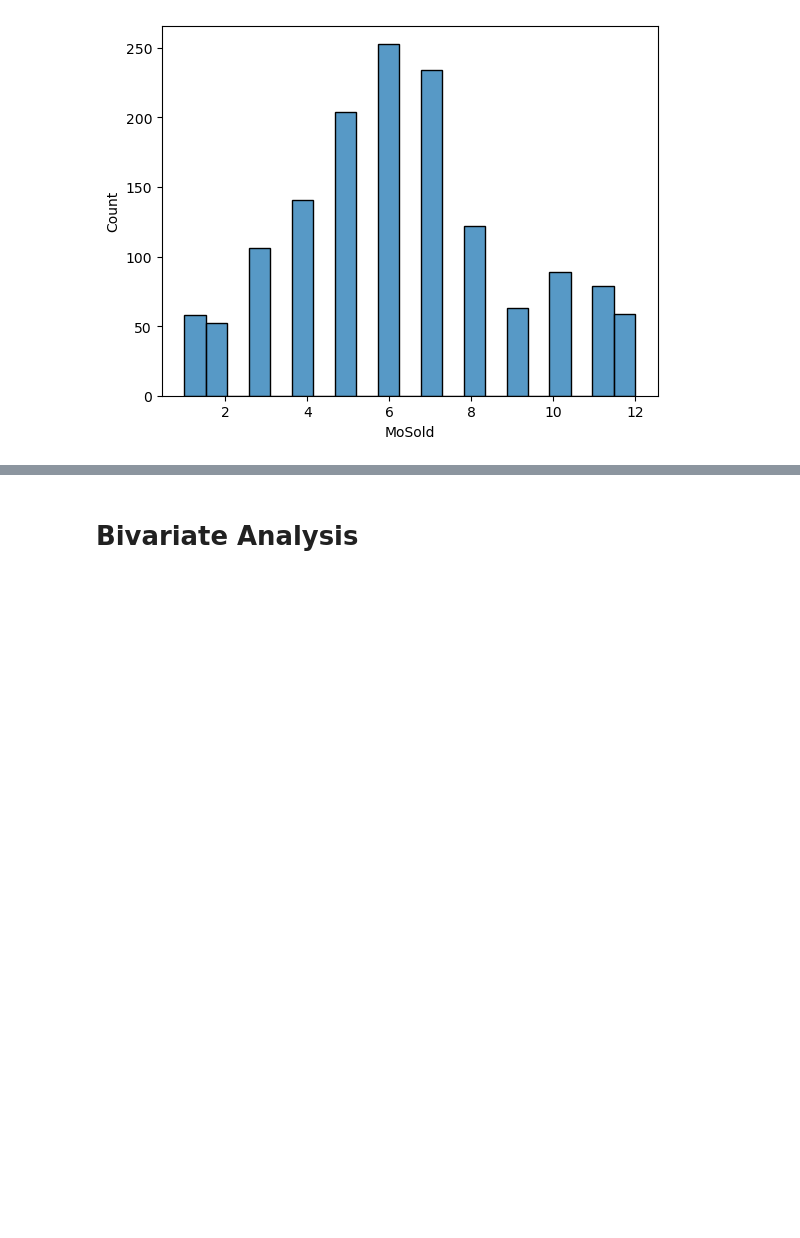
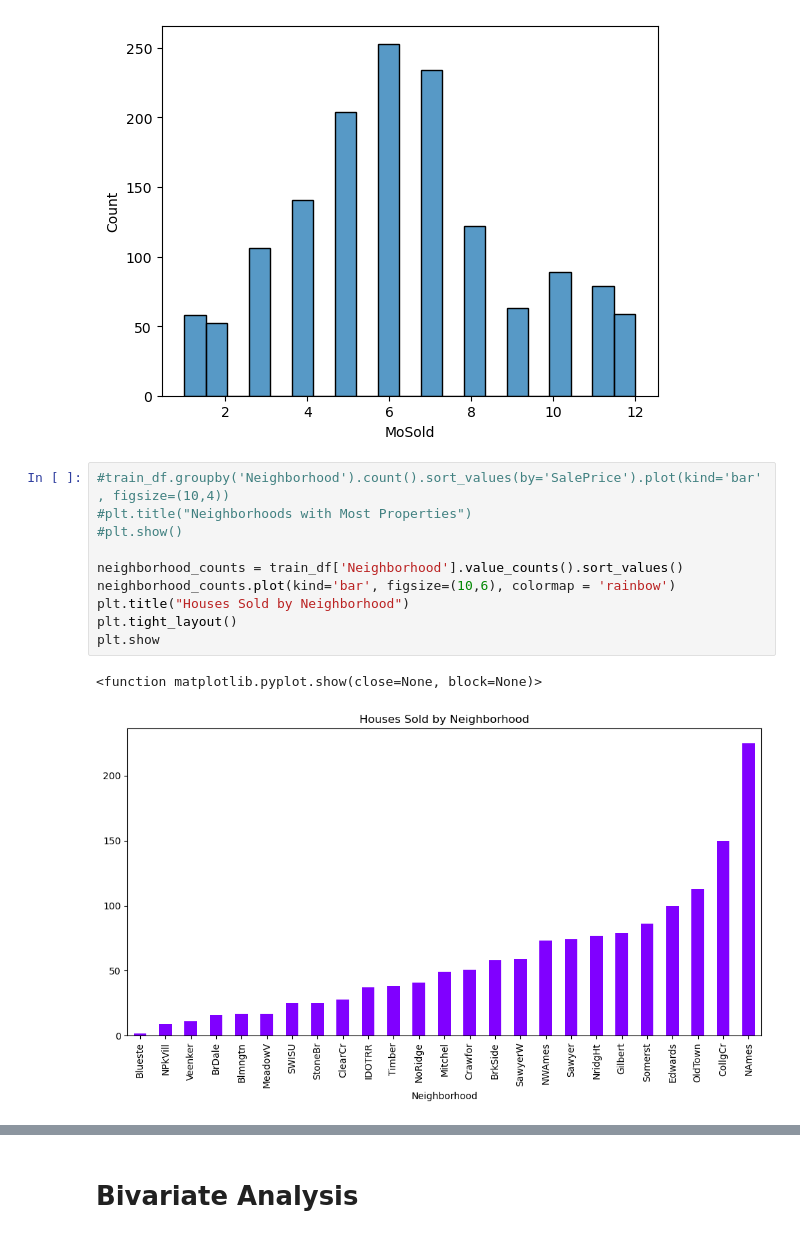
Before and after one commit to Jacqs395/House_Price, a Jupyter notebook: Code/eda.ipynb, the cells around one changed output, grey strips where cells are left out. Drawn from its saved outputs; the diff is of its cells as text; blank space fills up the shorter version.

```diff
--- a/Code/eda.ipynb
+++ b/Code/eda.ipynb
@@ -352,3 +352,16 @@ sns.histplot(train_df['MoSold'])
 # %% [output]
 <Axes: xlabel='MoSold', ylabel='Count'>
 [figure]
+# %%
+#train_df.groupby('Neighborhood').count().sort_values(by='SalePrice').plot(kind='bar', figsize=(10,4))
+#plt.title("Neighborhoods with Most Properties")
+#plt.show()
+
+neighborhood_counts = train_df['Neighborhood'].value_counts().sort_values()
+neighborhood_counts.plot(kind='bar', figsize=(10,6), colormap = 'rainbow')
+plt.title("Houses Sold by Neighborhood")
+plt.tight_layout()
+plt.show
+# %% [output]
+<function matplotlib.pyplot.show(close=None, block=None)>
+[figure, added]
```
Also changed, not shown: parts of 5 cells of this notebook, 1 other file.
